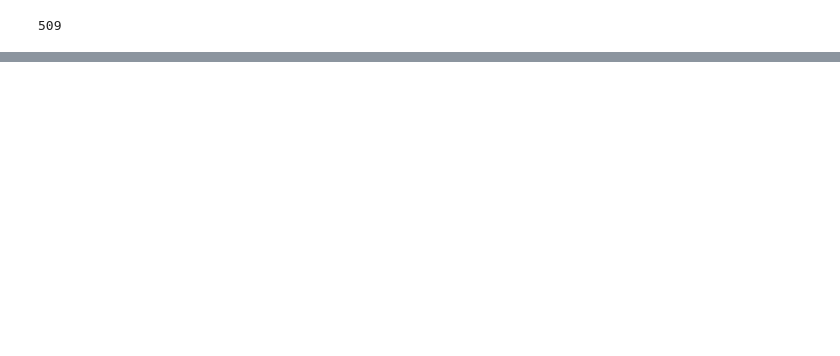
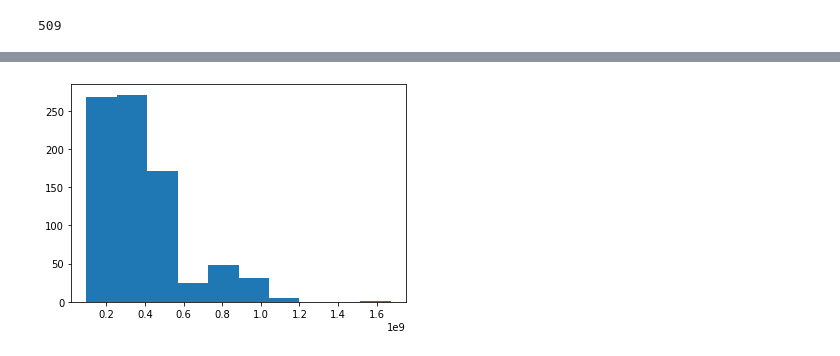
Before and after one commit to whdbfla6/ESC-21SPRING-FINAL, a Jupyter notebook: Modeling/pre_modeling.ipynb, the cells around one changed output, grey strips where cells are left out. Saved outputs shown, nothing was run; the diff lists cells and outputs as text; code cells hidden in the pictures; blank space fills up the shorter version.

```diff
--- a/Modeling/pre_modeling.ipynb
+++ b/Modeling/pre_modeling.ipynb
@@ -121,0 +245,5 @@ Name: 509, dtype: object
+# %%
+hammer = res.predict(tdat1)
+# %%
+from scipy.special import inv_boxcox
+prehammer = inv_boxcox(hammer, lambda_boxcox)
@@ -121,0 +296,5 @@ Name: 509, dtype: object
+# %%
+plt.hist(prehammer)
+plt.show()
+# %% [output]
+[figure, added]
```
Also changed, not shown: parts of 34 cells of this notebook, 1 other file.
